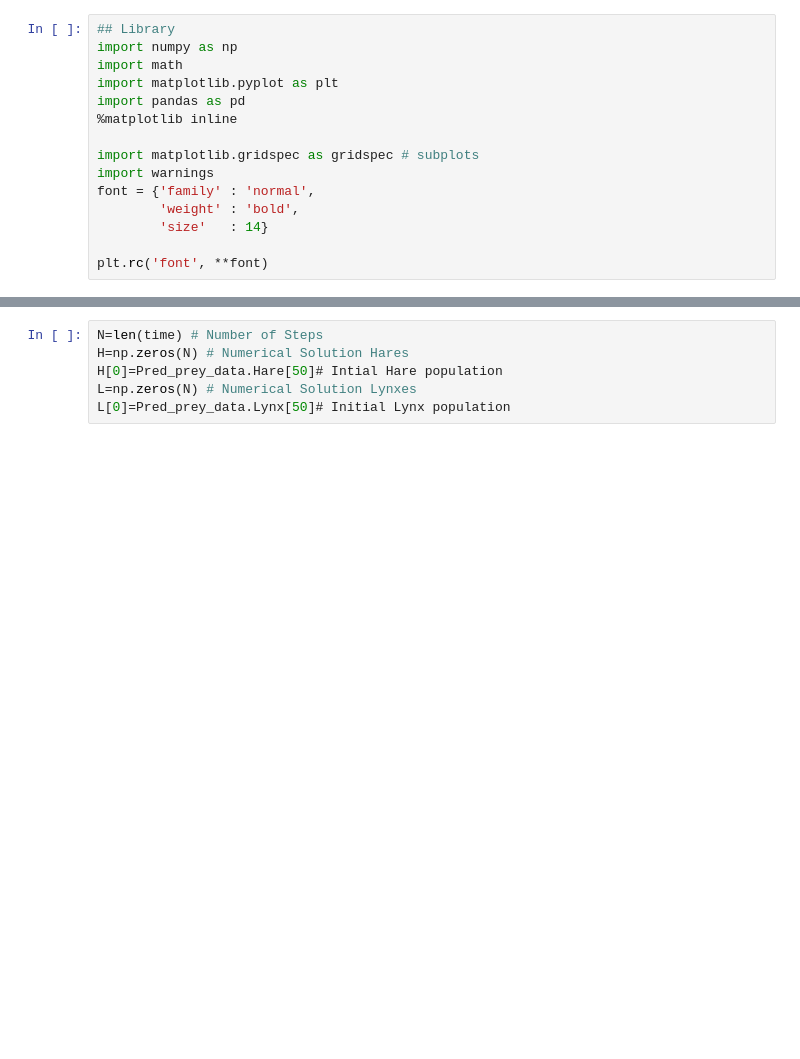
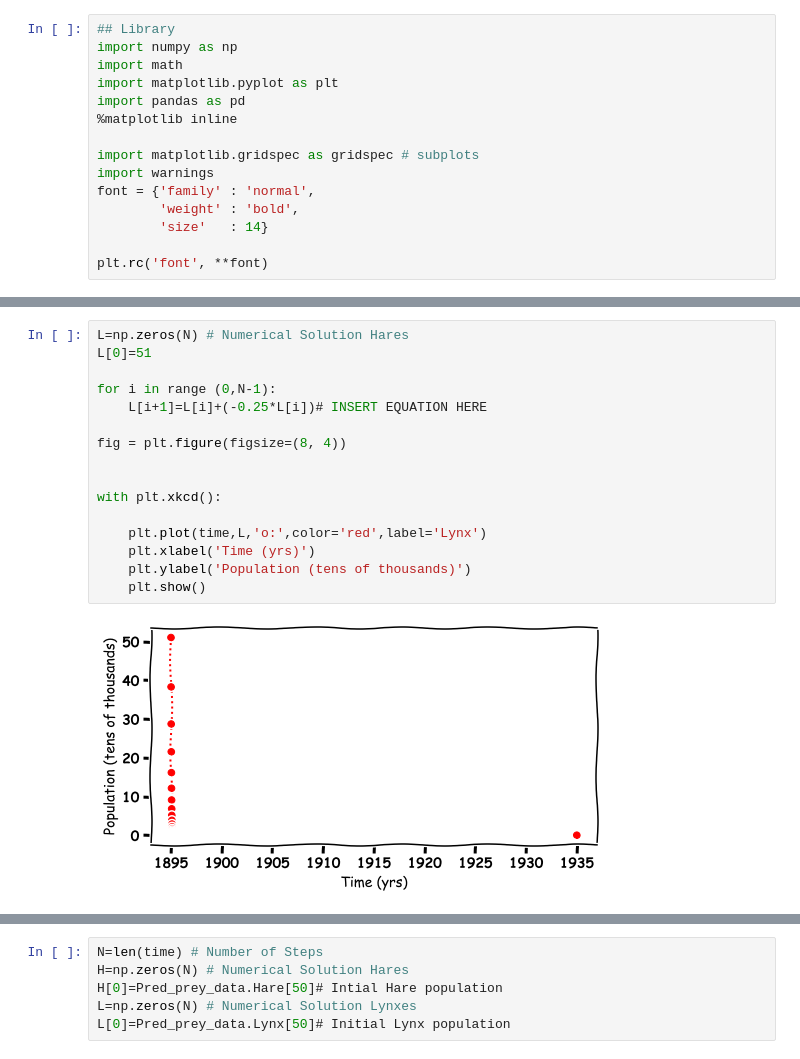
Before and after one commit to john-s-butler-dit/Predator-Prey-for-Young-Minds, a Jupyter notebook: Snow Hares and Lynxes Frontiers for Young Minds.ipynb, the cells around one changed output, grey strips where cells are left out. Drawn from its saved outputs; the diff is of its cells as text; blank space fills up the shorter version.

```diff
--- a/Snow Hares and Lynxes Frontiers for Young Minds.ipynb
+++ b/Snow Hares and Lynxes Frontiers for Young Minds.ipynb
@@ -77,0 +119,18 @@ this set of equations models the interaction between snow hares (H) and lynxes (
+# %%
+L=np.zeros(N) # Numerical Solution Hares
+L[0]=51
+
+for i in range (0,N-1):
+    L[i+1]=L[i]+(-0.25*L[i])# INSERT EQUATION HERE
+
+fig = plt.figure(figsize=(8, 4))
+
+
+with plt.xkcd():
+
+    plt.plot(time,L,'o:',color='red',label='Lynx')
+    plt.xlabel('Time (yrs)')
+    plt.ylabel('Population (tens of thousands)')
+    plt.show()
+# %% [output]
+[figure, added]
```
Also changed, not shown: parts of 46 cells of this notebook, 2 other files.
